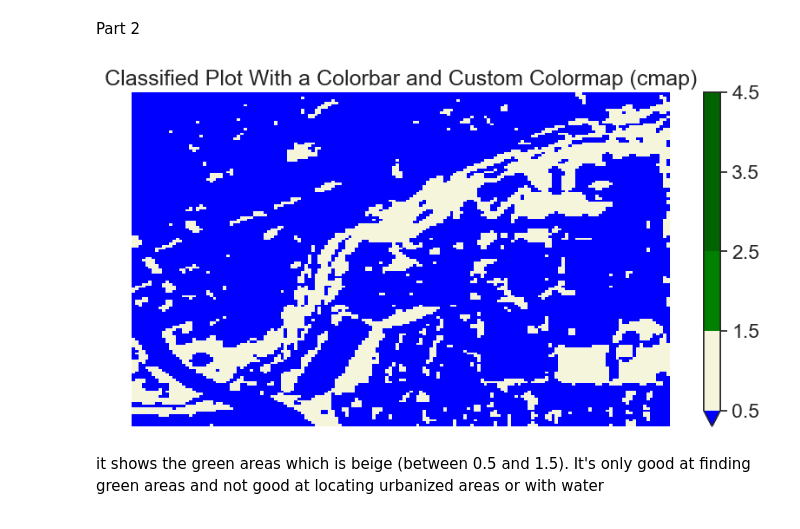
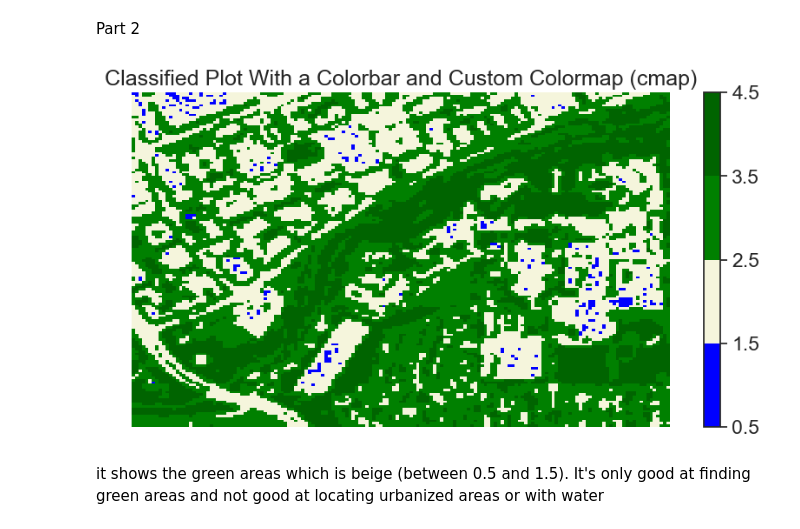
Before and after one commit to armenkonia/LMU-Geospatial-Data-Analytics-Workspace, a Jupyter notebook: Assignments/Assignment 5.ipynb, the cells around one changed output. Saved outputs shown, nothing was run; the diff lists cells and outputs as text; code cells hidden in the pictures.

```diff
--- a/Assignments/Assignment 5.ipynb
+++ b/Assignments/Assignment 5.ipynb
@@ -178,20 +193,20 @@ Part 2
 # %%
 # Plot data using nicer colors
 colors = ['blue', 'beige', 'green', 'darkgreen']
 class_bins = [0.5, 1.5, 2.5, 3.5, 4.5]
 cmap = ListedColormap(colors)
 norm = BoundaryNorm(class_bins,
                     len(colors))
 
 # Plot newly classified and masked raster
 f, ax = plt.subplots(figsize=(10, 5))
-ndvi.plot.imshow(cmap=cmap,
+ndvi_class.plot.imshow(cmap=cmap,
                                    norm=norm)
 ax.set(title="Classified Plot With a Colorbar and Custom Colormap (cmap)")
 ax.set_axis_off()
 plt.show()
 # %% [output]
-[figure, old version]
+[figure, new version]
 # %% [markdown]
 it shows the green areas which is beige (between 0.5 and 1.5). It's only good at finding green areas and not good at locating urbanized areas or with water
 # %% [markdown]
```
Also changed, not shown: parts of 2 cells of this notebook.
